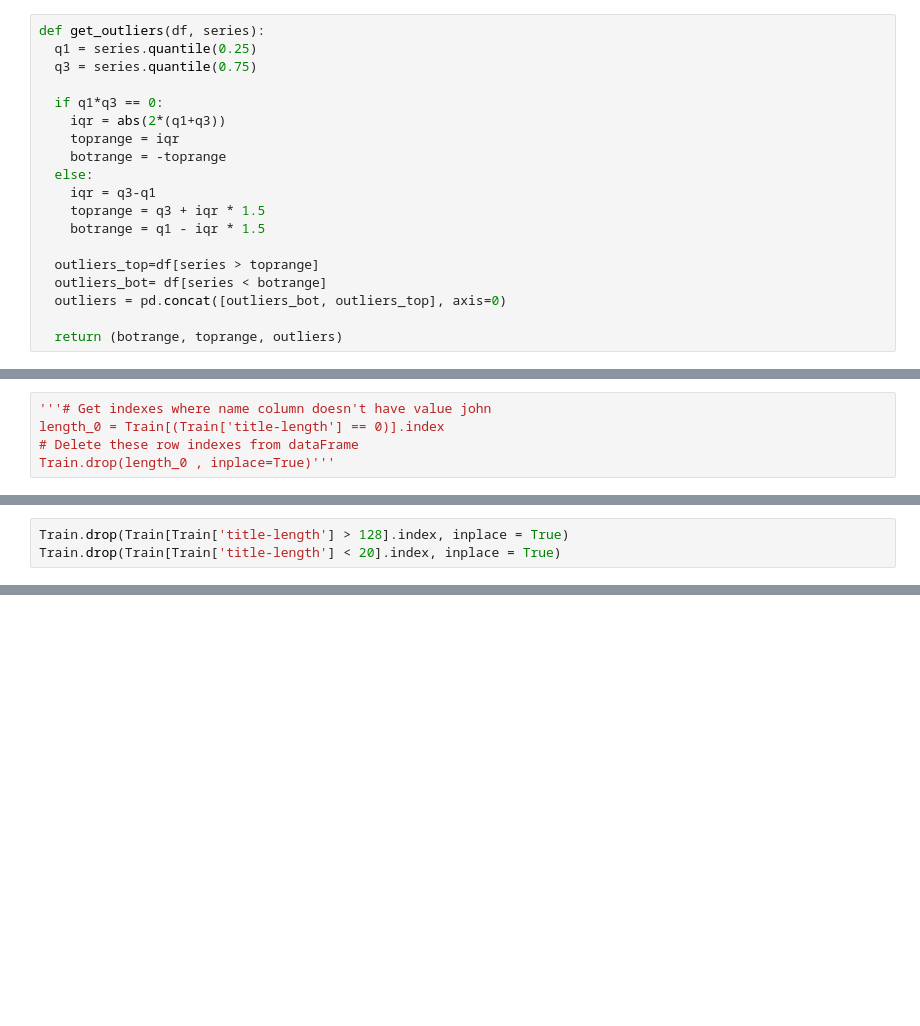
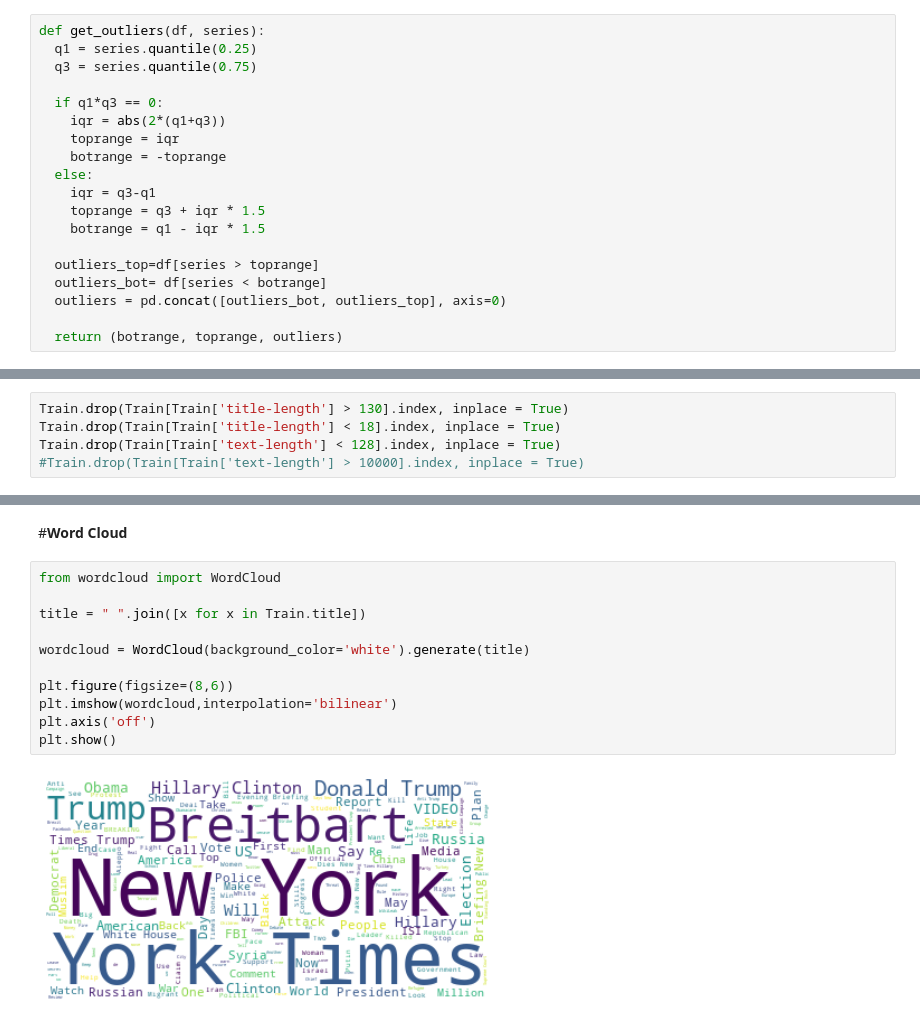
Before and after one commit to ShaiShmuel/fake_news_detection, a Jupyter notebook: fake_news_detection.ipynb, the cells around one changed output, grey strips where cells are left out. Cells and saved outputs as stored; diff of their text form; blank space fills up the shorter version.

```diff
--- a/fake_news_detection.ipynb
+++ b/fake_news_detection.ipynb
@@ -204,5 +271,0 @@ Train.shape
-# %%
-'''# Get indexes where name column doesn't have value john
-length_0 = Train[(Train['title-length'] == 0)].index
-# Delete these row indexes from dataFrame
-Train.drop(length_0 , inplace=True)'''
@@ -211,6 +272,8 @@ Train.drop(length_0 , inplace=True)'''
 # %%
-Train.drop(Train[Train['title-length'] > 128].index, inplace = True)
-Train.drop(Train[Train['title-length'] < 20].index, inplace = True)
+Train.drop(Train[Train['title-length'] > 130].index, inplace = True)
+Train.drop(Train[Train['title-length'] < 18].index, inplace = True)
+Train.drop(Train[Train['text-length'] < 128].index, inplace = True)
+#Train.drop(Train[Train['text-length'] > 10000].index, inplace = True)
 # %%
 Train.shape
 # %% [output]
@@ -217,0 +281,15 @@ Train.shape
+# %% [markdown]
+#**Word** **Cloud**
+# %%
+from wordcloud import WordCloud
+
+title = " ".join([x for x in Train.title])
+
+wordcloud = WordCloud(background_color='white').generate(title)
+
+plt.figure(figsize=(8,6))
+plt.imshow(wordcloud,interpolation='bilinear')
+plt.axis('off')
+plt.show()
+# %% [output]
+[figure, added]
```
Also changed, not shown: parts of 78 cells of this notebook.
